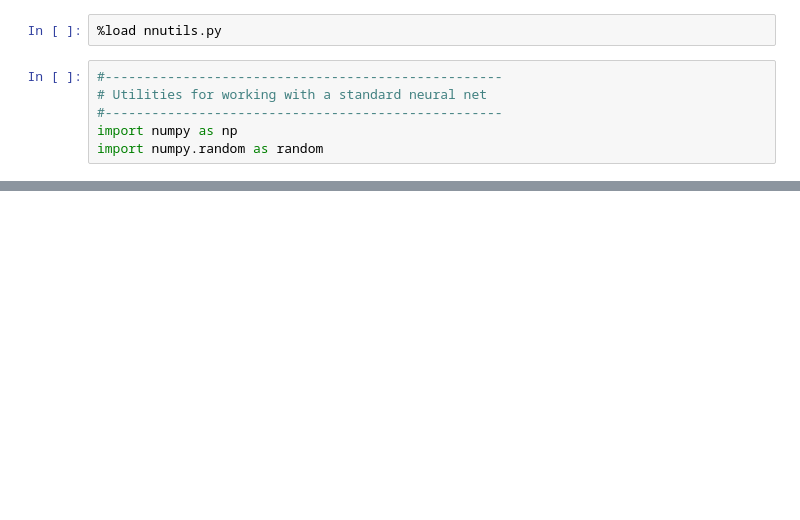
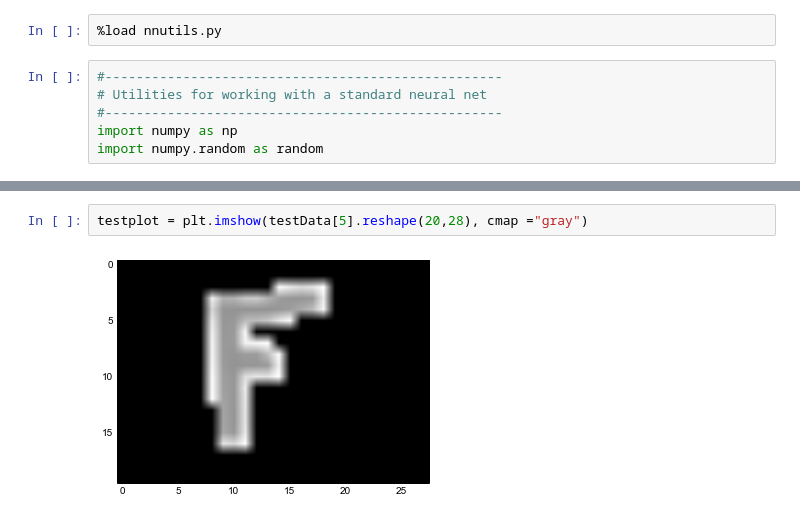
Before and after one commit to XPRIZE/GLEXP-Team-SlideSpeech, a Jupyter notebook: TestNN/NN.ipynb, the cells around one changed output, grey strips where cells are left out. Saved outputs shown, nothing was run; the diff lists cells and outputs as text; blank space fills up the shorter version.

```diff
--- a/TestNN/NN.ipynb
+++ b/TestNN/NN.ipynb
@@ -214,0 +293,4 @@ net.weights[1].shape
+# %%
+testplot = plt.imshow(testData[5].reshape(20,28), cmap ="gray")
+# %% [output]
+[figure, added]
```
Also changed, not shown: parts of 18 cells of this notebook, 1 other file.
